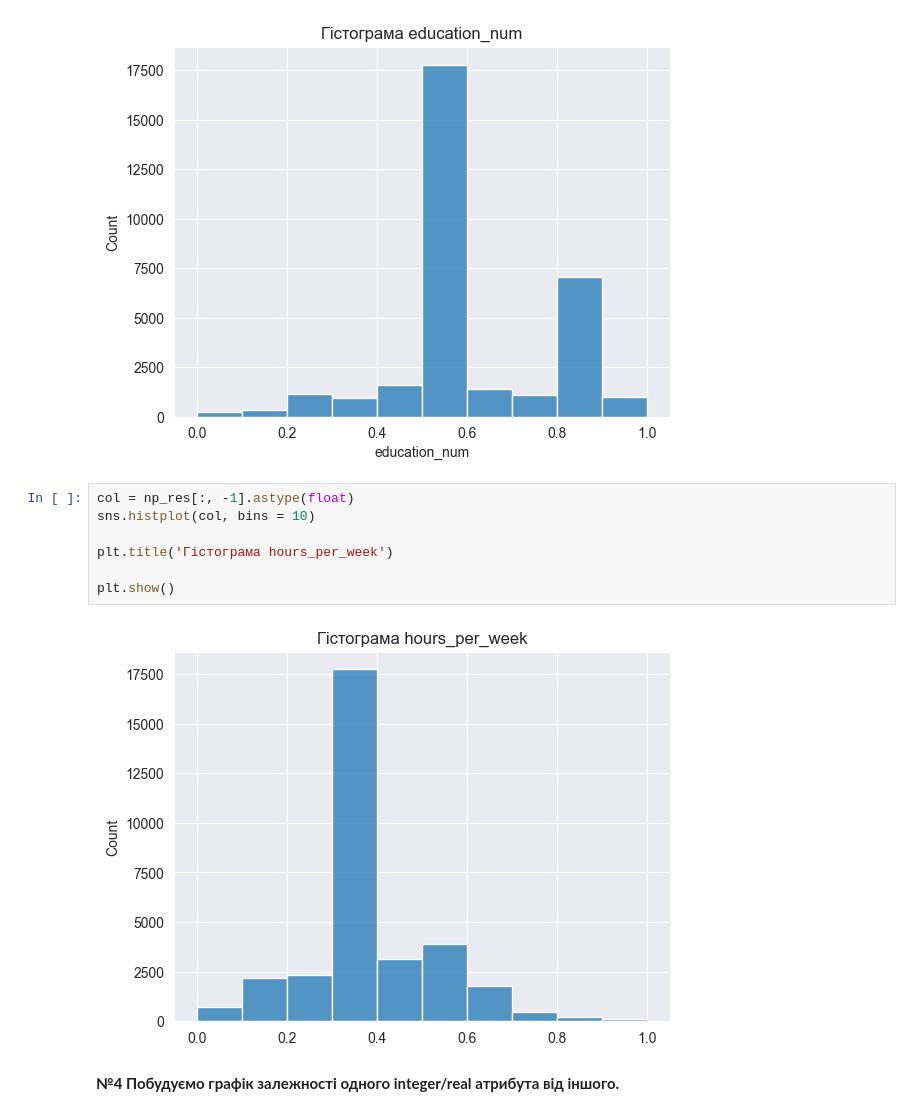
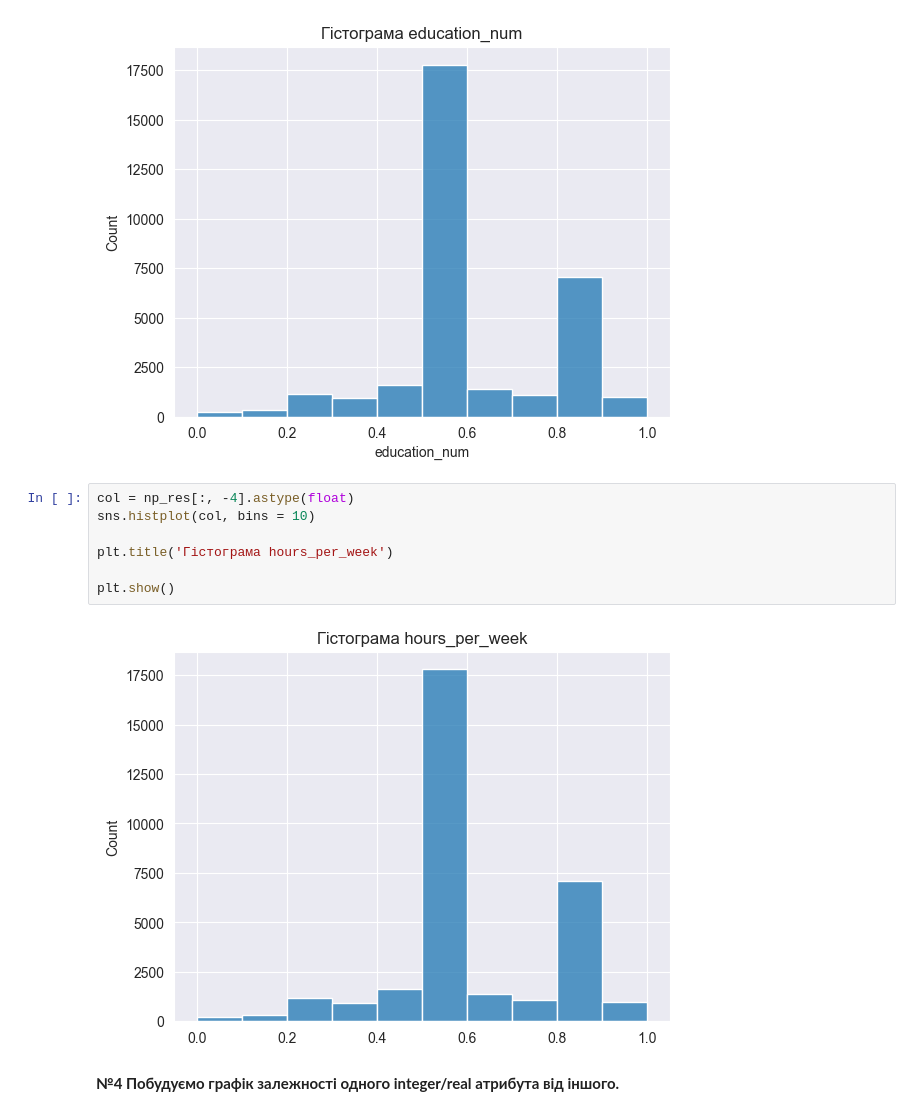
Before and after one commit to GuzhaTolya/AD_labs, a Jupyter notebook: lab4/lab4_2.ipynb, the cells around one changed output. Drawn from its saved outputs; the diff is of its cells as text.

```diff
--- a/lab4/lab4_2.ipynb
+++ b/lab4/lab4_2.ipynb
@@ -122,14 +122,14 @@ plt.show()
 # %% [output]
 [figure]
 # %%
-col = np_res[:, -1].astype(float)
+col = np_res[:, -4].astype(float)
 sns.histplot(col, bins = 10)
 
 plt.title('Гістограма hours_per_week')
 
 plt.show()
 # %% [output]
-[figure, old version]
+[figure, new version]
 # %% [markdown]
 **№4 Побудуємо графік залежності одного integer/real атрибута від іншого.**
 # %%
```
Also changed, not shown: 1 other file.
